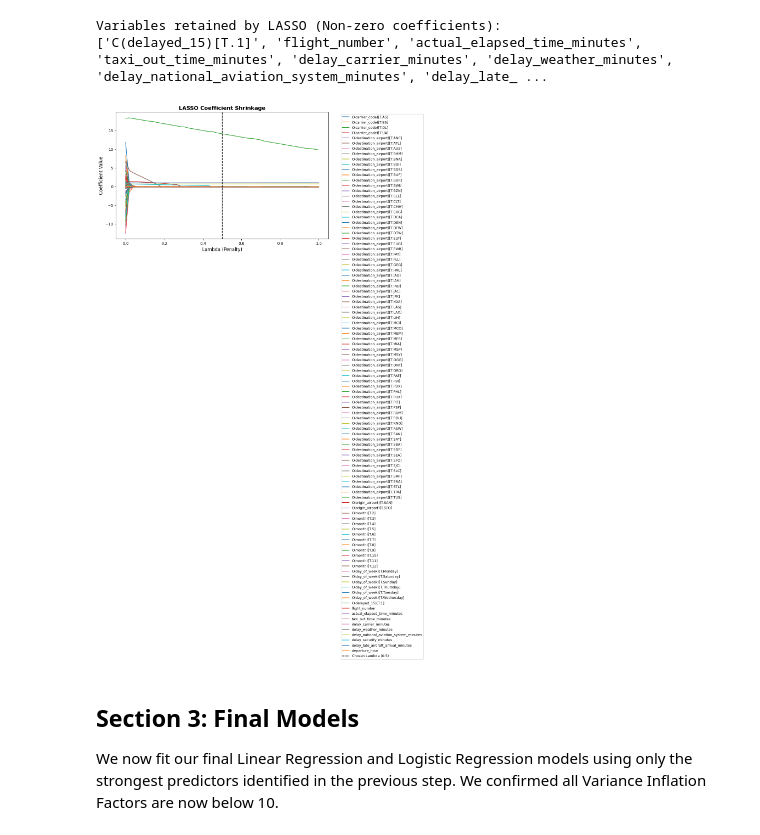
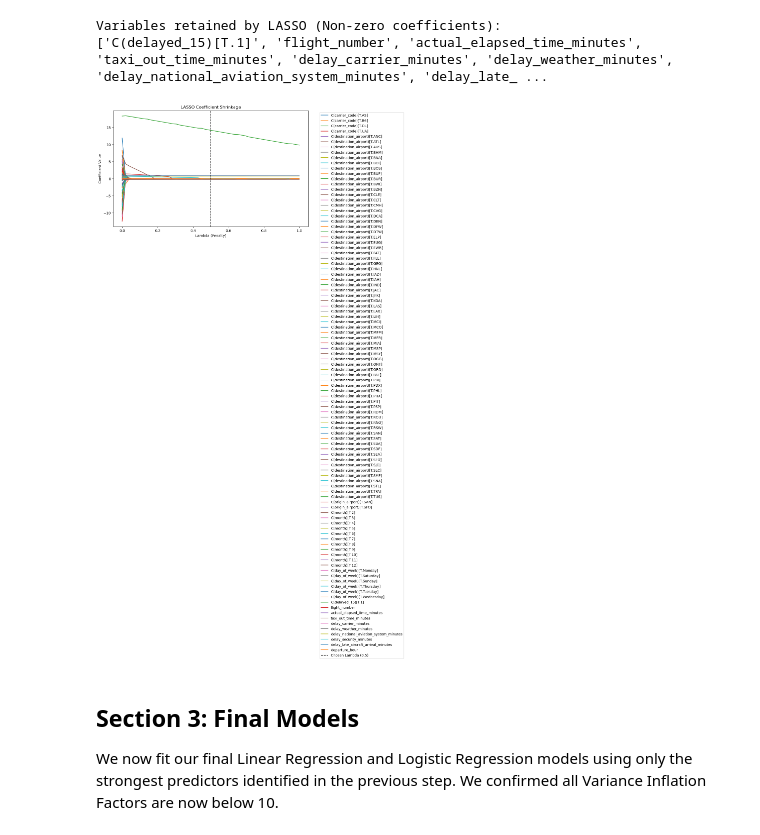
Before and after one commit to ageller02/Math-189-Group-34, a Jupyter notebook: notebooks/04_final_models_and_results.ipynb, the cells around one changed output. Drawn from its saved outputs; the diff is of its cells as text; code cells hidden in the pictures.

Commit message:
updated graph formatting

```diff
--- a/notebooks/04_final_models_and_results.ipynb
+++ b/notebooks/04_final_models_and_results.ipynb
@@ -37,26 +37,26 @@ Variables retained by LASSO (Non-zero coefficients):
 # %%
 lambdas = np.linspace(0, 1, 50)
 elastic_coefs = []
 
 for alpha in lambdas:
     elastic_fit = smf.ols(formula, data=df_sample).fit_regularized(method='elastic_net', alpha=alpha, L1_wt=1.0)
-    elastic_coefs.append(elastic_fit.params[1:]) # Exclude intercept
+    elastic_coefs.append(elastic_fit.params[1:])
 
 coef_df = pd.DataFrame(elastic_coefs, index=lambdas)
 
 plt.figure(figsize=(10, 6))
 for column in coef_df.columns:
     plt.plot(lambdas, coef_df[column], label=column)
 
 plt.axvline(x=0.5, color='black', linestyle='--', label='Chosen Lambda (0.5)')
-plt.title("LASSO Coefficient Shrinkage", fontsize=14, fontweight="bold")
-plt.xlabel("Lambda (Penalty)", fontsize=12)
-plt.ylabel("Coefficient Value", fontsize=12)
-plt.legend(bbox_to_anchor=(1.05, 1), loc='upper left', fontsize=9)
+plt.title("LASSO Coefficient Shrinkage")
+plt.xlabel("Lambda (Penalty)")
+plt.ylabel("Coefficient Value")
+plt.legend(bbox_to_anchor=(1.05, 1), loc='upper left')
 plt.tight_layout()
 plt.show()
 # %% [output]
-[figure, old version]
+[figure, new version]
 # %% [markdown]
 ## Section 3: Final Models
 
```
Also changed, not shown: parts of 3 cells of this notebook.
